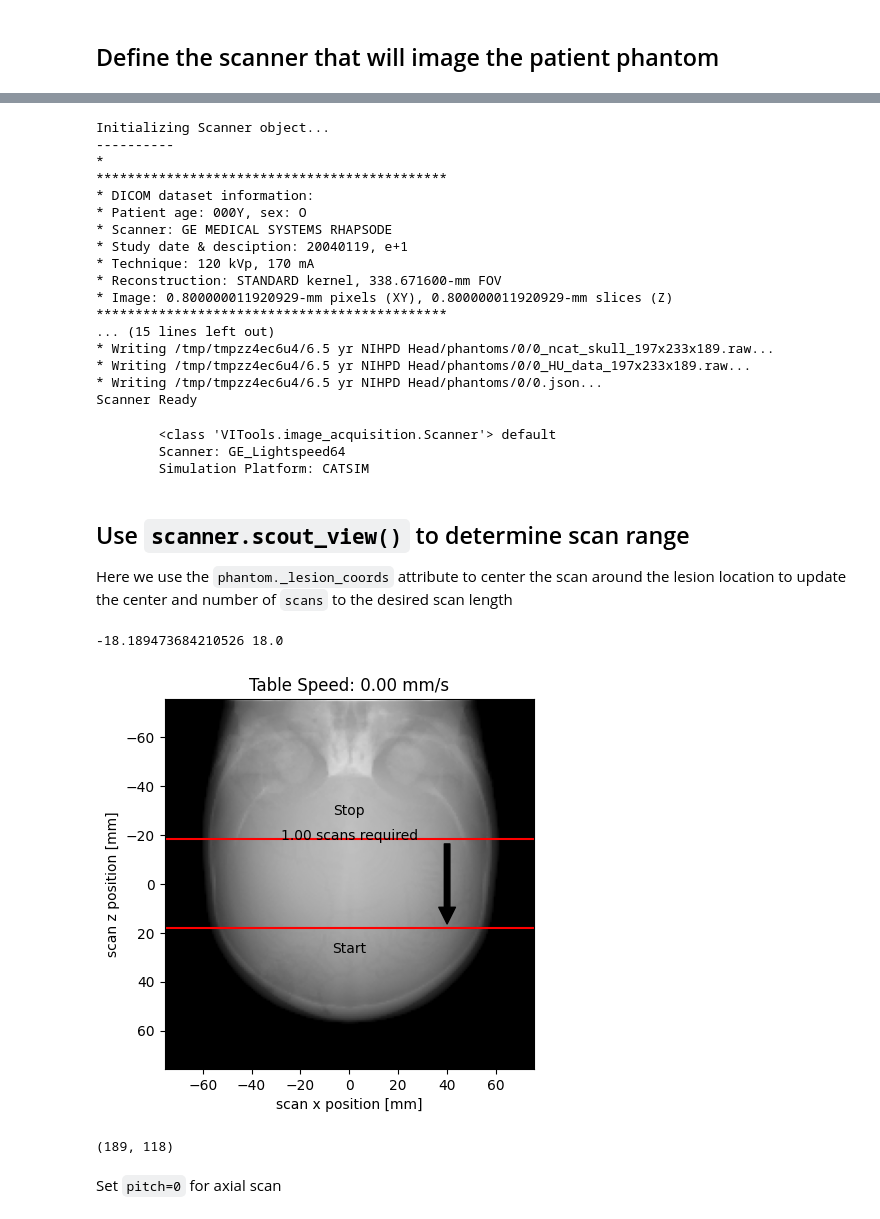
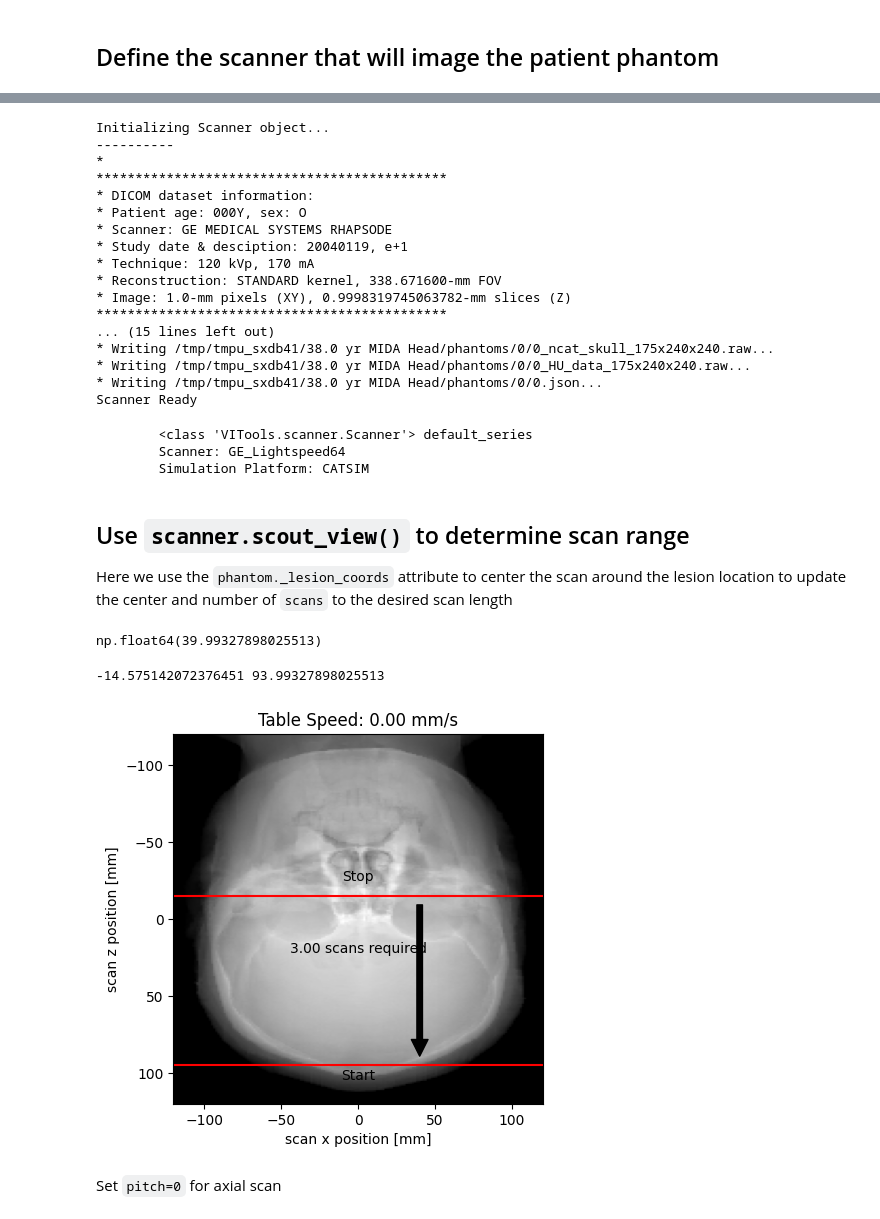
Before and after one commit to DIDSR/InSilicoICH, a Jupyter notebook: notebooks/02_scanners.ipynb, the cells around one changed output, grey strips where cells are left out. Drawn from its saved outputs; the diff is of its cells as text; code cells hidden in the pictures.

```diff
--- a/notebooks/02_scanners.ipynb
+++ b/notebooks/02_scanners.ipynb
@@ -44,3 +44,8 @@ inserting lesion 2/3:
         Number of lesions: 3
         Lesion locations [voxel index (z, x, y)]: [(np.int64(93), np.int64(175), np.int64(111)), (np.int64(93), np.int64(83), np.int64(131)), (np.int64(92), np.int64(149), np.int64(128))]
         Mass effect: False
+# %%
+phantom = load_phantom(38.0)
+phantom.resize(3*[240], mode='nearest')
+phantom.insert_lesion('EDH', mass_effect=True, seed=42, intensity=80, volume=60, edema=1,
+                      texture_args=dict(noise_type='perlin', contrast_std=2))
@@ -81,42 +95,37 @@ Initializing Scanner object...
 * Study date & desciption: 20040119, e+1
 * Technique: 120 kVp, 170 mA
 * Reconstruction: STANDARD kernel, 338.671600-mm FOV
-* Image: 0.800000011920929-mm pixels (XY), 0.800000011920929-mm slices (Z)
+* Image: 1.0-mm pixels (XY), 0.9998319745063782-mm slices (Z)
 *********************************************
 ... (15 lines left out)
-* Writing /tmp/tmpzz4ec6u4/6.5 yr NIHPD Head/phantoms/0/0_ncat_skull_197x233x189.raw...
-* Writing /tmp/tmpzz4ec6u4/6.5 yr NIHPD Head/phantoms/0/0_HU_data_197x233x189.raw...
-* Writing /tmp/tmpzz4ec6u4/6.5 yr NIHPD Head/phantoms/0/0.json...
+* Writing /tmp/tmpu_sxdb41/38.0 yr MIDA Head/phantoms/0/0_ncat_skull_175x240x240.raw...
+* Writing /tmp/tmpu_sxdb41/38.0 yr MIDA Head/phantoms/0/0_HU_data_175x240x240.raw...
+* Writing /tmp/tmpu_sxdb41/38.0 yr MIDA Head/phantoms/0/0.json...
 Scanner Ready
-        <class 'VITools.image_acquisition.Scanner'> default
+        <class 'VITools.scanner.Scanner'> default_series
         Scanner: GE_Lightspeed64
         Simulation Platform: CATSIM
 # %% [markdown]
 ## Use `scanner.scout_view()` to determine scan range
 
 Here we use the `phantom._lesion_coords` attribute to center the scan around the lesion location to update the center and number of `scans` to the desired scan length
+# %%
+center = (phantom.get_CT_number_phantom().shape[0]/2 -
+          phantom._lesion_coords[0][0])*phantom.dz
+center
+# %% [output]
+np.float64(39.99327898025513)
 # %%
-scans = 1
-center = 0
+scans = 3
+# center = 0
 width = scanner.nominal_aperature*scans
 startZ = center - width / 2
 endZ = center + width // 2
 print(startZ, endZ)
 scanner.scout_view(startZ, endZ)
 # %% [output]
--18.189473684210526 18.0
+-14.575142072376451 93.99327898025513
-[figure, old version]
+[figure, new version]
-# %%
-scanner.calculate_start_positions()
-scout = scanner.phantom.get_CT_number_phantom().sum(axis=1)
-
-phantom_vx_size = phantom.spacings[0]
-
-y1 = scout.shape[0]
-y2 = scout.shape[0] - int(startZ/phantom_vx_size + scout.shape[0]/2)
-y1, y2
-# %% [output]
-(189, 118)
 # %% [markdown]
 Set `pitch=0` for axial scan
 # %%
```
Also changed, not shown: parts of 6 cells of this notebook, 5 other files.
